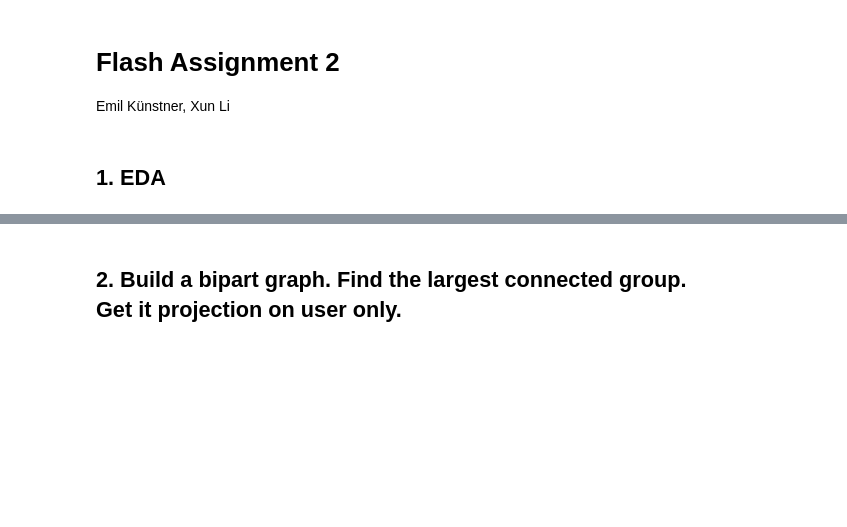
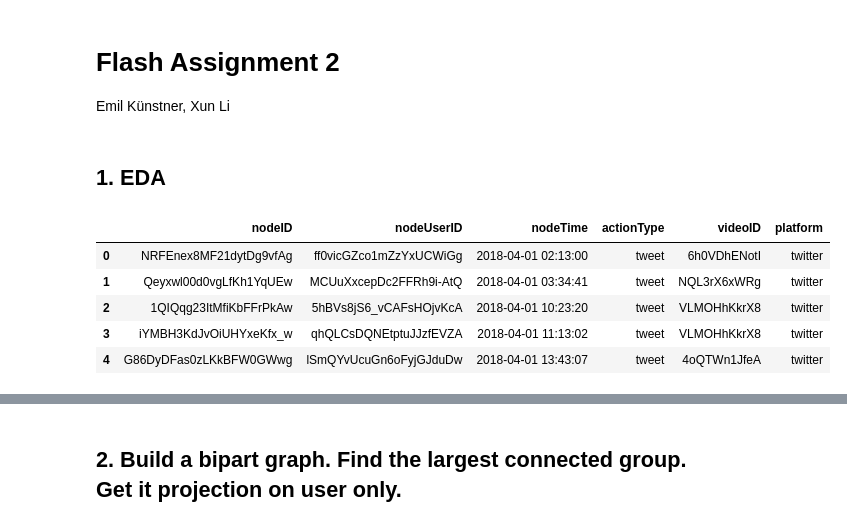
Before and after one commit to Garfatlx/NetworkScience-Assignment-2, a Jupyter notebook: Assignment2.ipynb, the cells around one changed output, grey strips where cells are left out. Cells and saved outputs as stored; diff of their text form; code cells hidden in the pictures; blank space fills up the shorter version.

```diff
--- a/Assignment2.ipynb
+++ b/Assignment2.ipynb
@@ -27,3 +30,12 @@ data = pd.concat([twitter_data, facebook_data, reddit_data], ignore_index=True)
 twitter_data['nodeTime'] = pd.to_datetime(twitter_data['nodeTime'])
 
 twitter_data = twitter_data[['nodeUserID', 'videoID', 'nodeTime']]
+# %%
+data.head()
+# %% [output]
+|  | nodeID | nodeUserID | nodeTime | actionType | videoID | platform |
+| 0 | NRFEnex8MF21dytDg9vfAg | ff0vicGZco1mZzYxUCWiGg | 2018-04-01 02:13:00 | tweet | 6h0VDhENotI | twitter |
+| 1 | Qeyxwl00d0vgLfKh1YqUEw | MCUuXxcepDc2FFRh9i-AtQ | 2018-04-01 03:34:41 | tweet | NQL3rX6xWRg | twitter |
+| 2 | 1QIQqg23ItMfiKbFFrPkAw | 5hBVs8jS6_vCAFsHOjvKcA | 2018-04-01 10:23:20 | tweet | VLMOHhKkrX8 | twitter |
+| 3 | iYMBH3KdJvOiUHYxeKfx_w | qhQLCsDQNEtptuJJzfEVZA | 2018-04-01 11:13:02 | tweet | VLMOHhKkrX8 | twitter |
+| 4 | G86DyDFas0zLKkBFW0GWwg | lSmQYvUcuGn6oFyjGJduDw | 2018-04-01 13:43:07 | tweet | 4oQTWn1JfeA | twitter |
```
Also changed, not shown: parts of 2 cells of this notebook.
